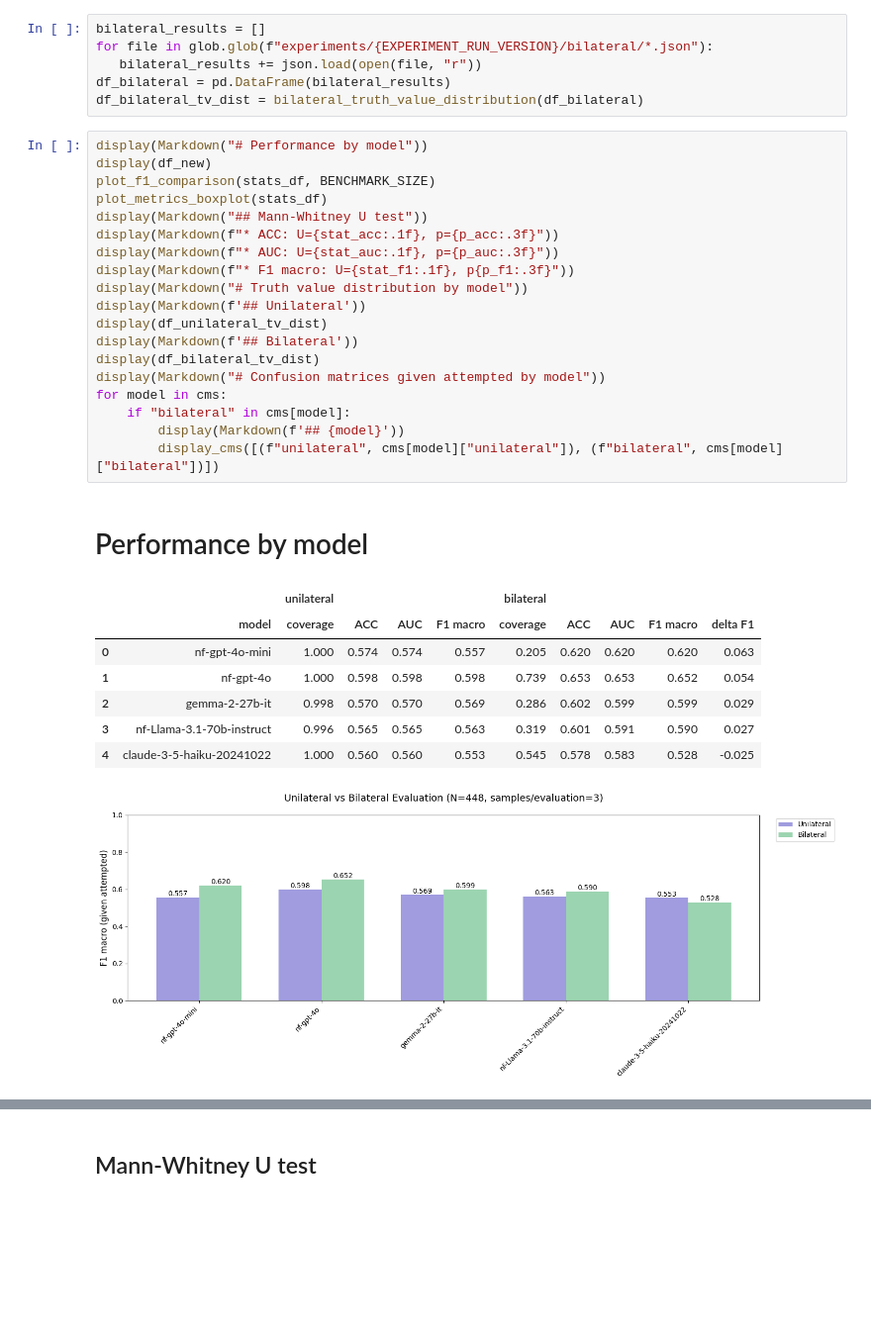
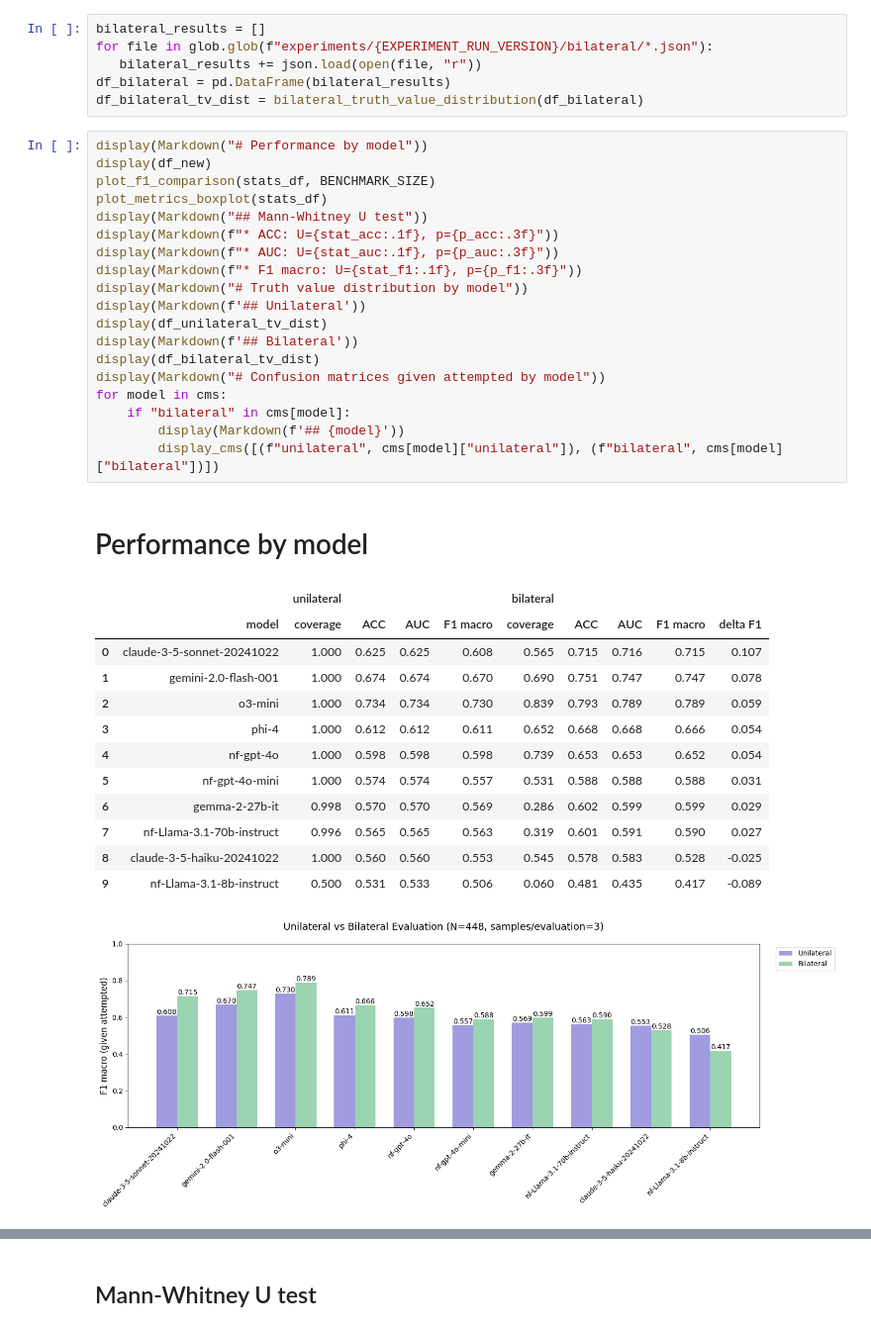
Before and after one commit to bradleypallen/bilateral-factuality-evaluation, a Jupyter notebook: results_balanced_gpqa.ipynb, the cells around one changed output, grey strips where cells are left out. Shown at 99% size. Cells and saved outputs as stored; diff of their text form; blank space fills up the shorter version.

```diff
--- a/results_balanced_gpqa.ipynb
+++ b/results_balanced_gpqa.ipynb
@@ -206,29 +206,34 @@ df_bilateral_tv_dist = bilateral_truth_value_distribution(df_bilateral)
 # %%
 display(Markdown("# Performance by model"))
 display(df_new)
 plot_f1_comparison(stats_df, BENCHMARK_SIZE)
 plot_metrics_boxplot(stats_df)
 display(Markdown("## Mann-Whitney U test"))
 display(Markdown(f"* ACC: U={stat_acc:.1f}, p={p_acc:.3f}"))
 display(Markdown(f"* AUC: U={stat_auc:.1f}, p={p_auc:.3f}"))
-display(Markdown(f"* F1 macro: U={stat_f1:.1f}, p{p_f1:.3f}"))
+display(Markdown(f"* F1 macro: U={stat_f1:.1f}, p={p_f1:.3f}"))
 display(Markdown("# Truth value distribution by model"))
 display(Markdown(f'## Unilateral'))
 display(df_unilateral_tv_dist)
 display(Markdown(f'## Bilateral'))
 display(df_bilateral_tv_dist)
 display(Markdown("# Confusion matrices given attempted by model"))
 for model in cms:
     if "bilateral" in cms[model]:
         display(Markdown(f'## {model}'))
         display_cms([(f"unilateral", cms[model]["unilateral"]), (f"bilateral", cms[model]["bilateral"])])
 # %% [output]
 # Performance by model
 |  |  | unilateral |  |  |  | bilateral |  |  |  |  |
 |  | model | coverage | ACC | AUC | F1 macro | coverage | ACC | AUC | F1 macro | delta F1 |
-| 0 | nf-gpt-4o-mini | 1.000 | 0.574 | 0.574 | 0.557 | 0.205 | 0.620 | 0.620 | 0.620 | 0.063 |
-| 1 | nf-gpt-4o | 1.000 | 0.598 | 0.598 | 0.598 | 0.739 | 0.653 | 0.653 | 0.652 | 0.054 |
-| 2 | gemma-2-27b-it | 0.998 | 0.570 | 0.570 | 0.569 | 0.286 | 0.602 | 0.599 | 0.599 | 0.029 |
-| 3 | nf-Llama-3.1-70b-instruct | 0.996 | 0.565 | 0.565 | 0.563 | 0.319 | 0.601 | 0.591 | 0.590 | 0.027 |
-| 4 | claude-3-5-haiku-20241022 | 1.000 | 0.560 | 0.560 | 0.553 | 0.545 | 0.578 | 0.583 | 0.528 | -0.025 |
+| 0 | claude-3-5-sonnet-20241022 | 1.000 | 0.625 | 0.625 | 0.608 | 0.565 | 0.715 | 0.716 | 0.715 | 0.107 |
+| 1 | gemini-2.0-flash-001 | 1.000 | 0.674 | 0.674 | 0.670 | 0.690 | 0.751 | 0.747 | 0.747 | 0.078 |
+| 2 | o3-mini | 1.000 | 0.734 | 0.734 | 0.730 | 0.839 | 0.793 | 0.789 | 0.789 | 0.059 |
+| 3 | phi-4 | 1.000 | 0.612 | 0.612 | 0.611 | 0.652 | 0.668 | 0.668 | 0.666 | 0.054 |
+| 4 | nf-gpt-4o | 1.000 | 0.598 | 0.598 | 0.598 | 0.739 | 0.653 | 0.653 | 0.652 | 0.054 |
+| 5 | nf-gpt-4o-mini | 1.000 | 0.574 | 0.574 | 0.557 | 0.531 | 0.588 | 0.588 | 0.588 | 0.031 |
+| 6 | gemma-2-27b-it | 0.998 | 0.570 | 0.570 | 0.569 | 0.286 | 0.602 | 0.599 | 0.599 | 0.029 |
+| 7 | nf-Llama-3.1-70b-instruct | 0.996 | 0.565 | 0.565 | 0.563 | 0.319 | 0.601 | 0.591 | 0.590 | 0.027 |
+| 8 | claude-3-5-haiku-20241022 | 1.000 | 0.560 | 0.560 | 0.553 | 0.545 | 0.578 | 0.583 | 0.528 | -0.025 |
+| 9 | nf-Llama-3.1-8b-instruct | 0.500 | 0.531 | 0.533 | 0.506 | 0.060 | 0.481 | 0.435 | 0.417 | -0.089 |
-[figure, old version]
+[figure, new version]
```
Also changed, not shown: parts of 1 cell of this notebook, 12 other files.
